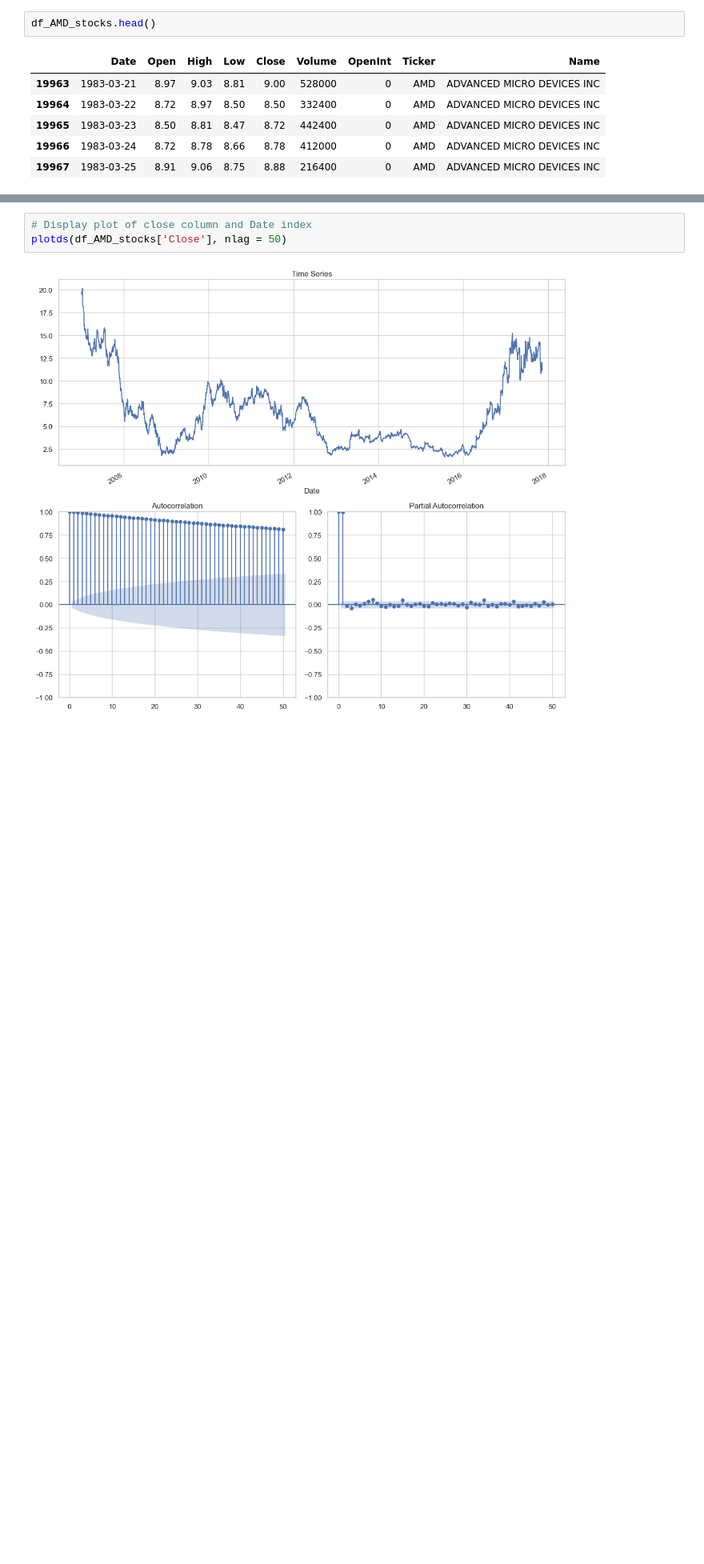
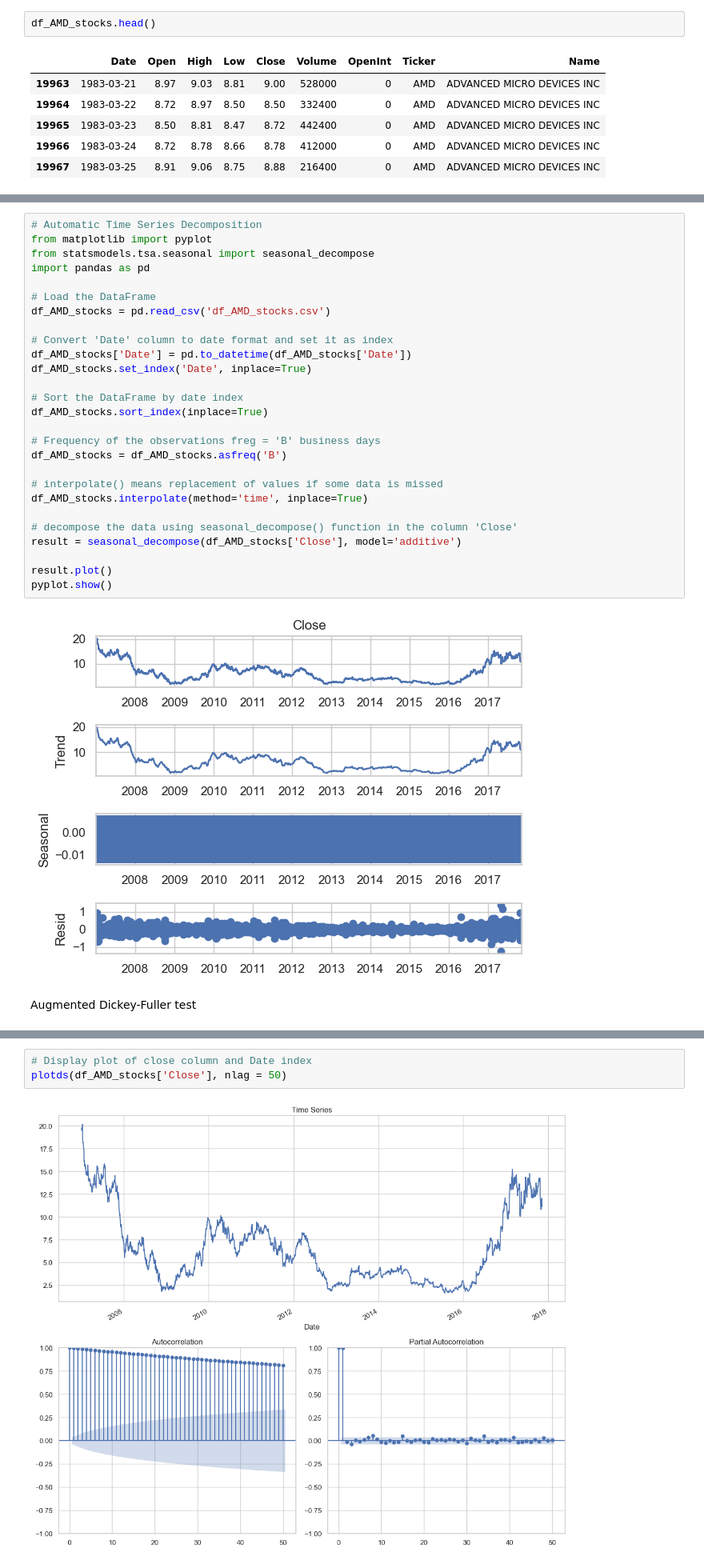
Before and after one commit to FJGM2023015/ML_Stocks_Project, a Jupyter notebook: ML_Stocks_Project.ipynb, the cells around one changed output, grey strips where cells are left out. Shown at 80% size. Cells and saved outputs as stored; diff of their text form; blank space fills up the shorter version.

```diff
--- a/ML_Stocks_Project.ipynb
+++ b/ML_Stocks_Project.ipynb
@@ -1071,0 +1031,31 @@ memory usage: 192.4+ KB
+# %%
+# Automatic Time Series Decomposition
+from matplotlib import pyplot
+from statsmodels.tsa.seasonal import seasonal_decompose
+import pandas as pd
+
+# Load the DataFrame
+df_AMD_stocks = pd.read_csv('df_AMD_stocks.csv')
+
+# Convert 'Date' column to date format and set it as index
+df_AMD_stocks['Date'] = pd.to_datetime(df_AMD_stocks['Date'])
+df_AMD_stocks.set_index('Date', inplace=True)
+
+# Sort the DataFrame by date index
+df_AMD_stocks.sort_index(inplace=True)
+
+# Frequency of the observations freg = 'B' business days
+df_AMD_stocks = df_AMD_stocks.asfreq('B')
+
+# interpolate() means replacement of values if some data is missed
+df_AMD_stocks.interpolate(method='time', inplace=True)
+
+# decompose the data using seasonal_decompose() function in the column 'Close'
+result = seasonal_decompose(df_AMD_stocks['Close'], model='additive')
+
+result.plot()
+pyplot.show()
+# %% [output]
+[figure, added]
+# %% [markdown]
+Augmented Dickey-Fuller test
```
Also changed, not shown: parts of 24 cells of this notebook.
